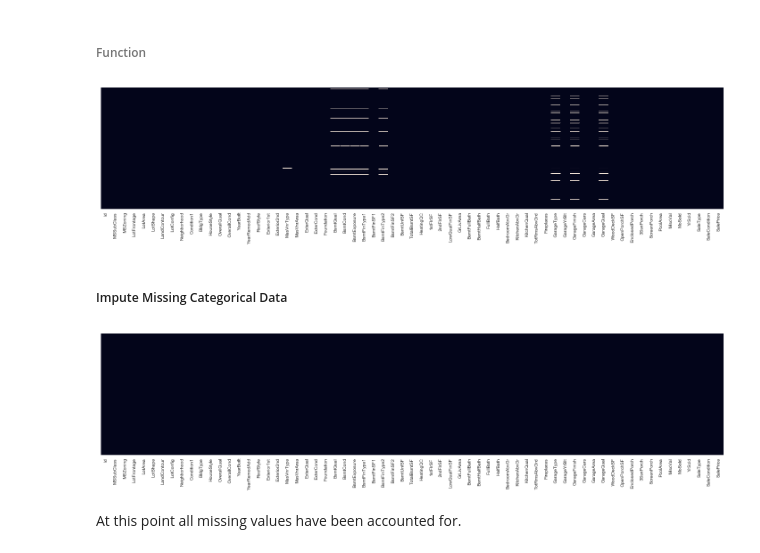
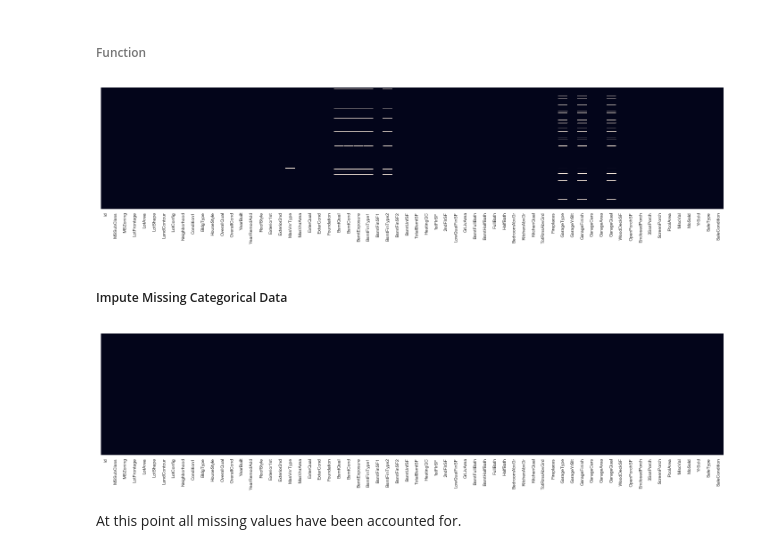
Before and after one commit to ProgrammingBishop/python, a Jupyter notebook: competitions/housing_prices.ipynb, the cells around one changed output. Saved outputs shown, nothing was run; the diff lists cells and outputs as text; code cells hidden in the pictures.

```diff
--- a/competitions/housing_prices.ipynb
+++ b/competitions/housing_prices.ipynb
@@ -244,13 +235,13 @@ At this point all missing values for the numeric features have been imputed to b
 def get_categorical_indices( df ):
     indices = []
 
-    for i in range( len( train_df.columns ) ):
-        if train_df[ train_df.columns[i] ].dtype == 'object':
+    for i in range( 1, len( df.columns ) ):
+        if df[ df.columns[i] ].dtype == 'object':
             indices.append(i)
 
     return indices
 # %%
-categorical_indices = get_categorical_indices( train_df )
+categorical_indices = get_categorical_indices( train_X )
 # %% [markdown]
 ###### Function
 # %%
@@ -264,7 +255,7 @@ def drop_majority_class_columns( df, indices ):
         if i in indices:
             # Get Count of Feature's Each Unique Value
             drop_feature = False
-            class_count  = train_df[ train_df.columns[i] ].value_counts()
+            class_count  = df[ df.columns[i] ].value_counts()
 
             # For Every Unique Value
             for j in range( len( class_count ) ):
@@ -278,11 +269,11 @@ def drop_majority_class_columns( df, indices ):
 
     return drop_columns
 # %%
-train_df.drop( drop_majority_class_columns( train_df, categorical_indices ), axis = 1, inplace = True )
+train_X.drop( drop_majority_class_columns( train_X, categorical_indices ), axis = 1, inplace = True )
 # %%
-na_heatmap( train_df )
+na_heatmap( train_X )
 # %% [output]
-[figure, old version]
+[figure, new version]
 # %% [markdown]
 ##### Impute Missing Categorical Data
 # %%
@@ -290,7 +281,7 @@ train_df.fillna( 'Other', inplace = True )
 # %%
-na_heatmap( train_df )
+na_heatmap( train_X )
 # %% [output]
-[figure, old version]
+[figure, new version]
 # %% [markdown]
 At this point all missing values have been accounted for.
 # %% [markdown]
```
Also changed, not shown: parts of 59 cells of this notebook.
